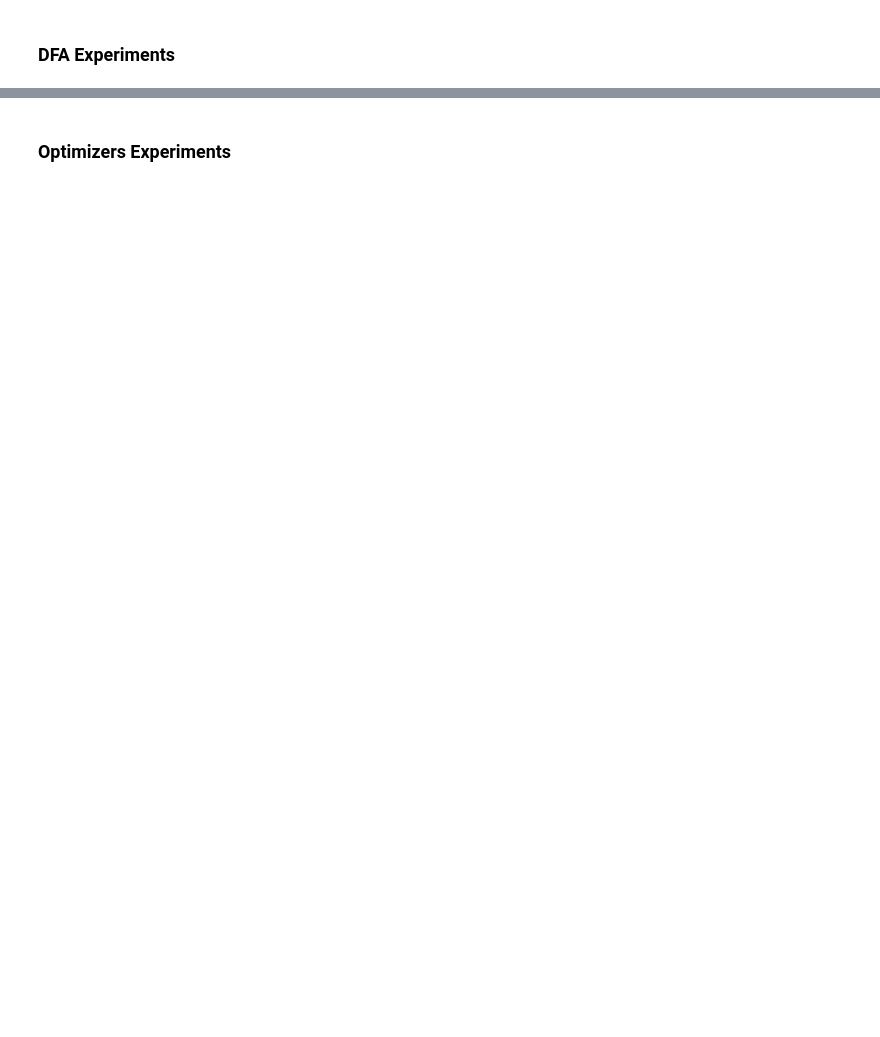
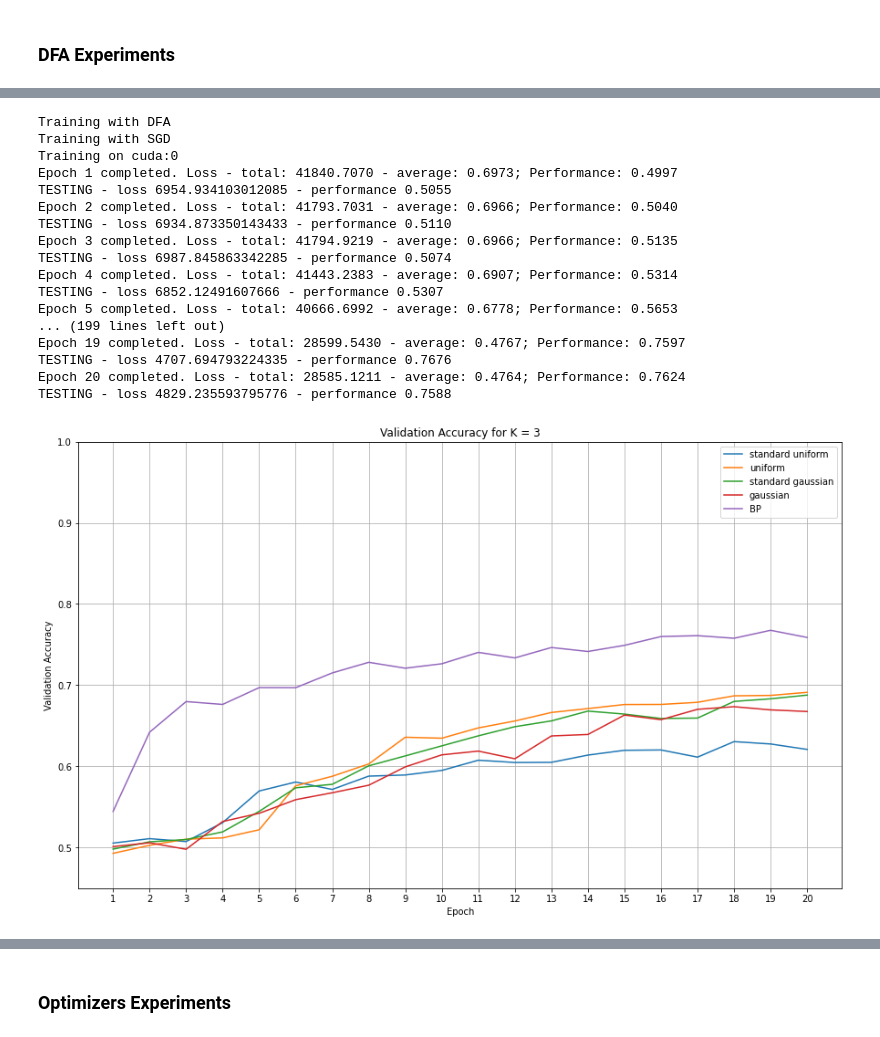
Before and after one commit to demirbilek95/Dynamics-of-Learning, a Jupyter notebook: 01-Experiments.ipynb, the cells around one changed output, grey strips where cells are left out. Drawn from its saved outputs; the diff is of its cells as text; code cells hidden in the pictures; blank space fills up the shorter version.

```diff
--- a/01-Experiments.ipynb
+++ b/01-Experiments.ipynb
@@ -255,52 +506,55 @@ best_lr_bp = tuneLearningRate(lr_array_bp, "BP", None, optim, k, loss_type)
 # %%
 # tuning these parameters take too much time, so let's run once and store them statically
 best_lr_uni = 0.022
-best_lr_std_uni = 0.003
-best_lr_gaussian = 0.016
+best_lr_std_uni = 0.0031
+best_lr_gaussian = 0.012
 best_lr_std_gaussian = 0.001
-best_lr_bp = 0.05
+best_lr_bp = 0.15
-# %%
-# Tune their learning rates to get best one, it is done by checking the last 10 val Accuracy
-k=3
-lr_array_uni = np.linspace(0.01, 0.025, 6)
-lr_array_std_uni = np.linspace(0.0015, 0.0035, 6)
-lr_array_gauss = np.linspace(0.01, 0.02, 6)
-lr_array_std_gauss = np.linspace(0.001, 0.0002, 6)
-lr_array_bp = np.linspace(0.05, 0.3, 6)
-
-best_lr_adagrad = tuneLearningRate(lr_array_uni, "DFA", "uniform", optim, k, loss_type)
-best_lr_rmsprop = tuneLearningRate(lr_array_std_uni, "DFA", "uniform", optim, k, loss_type)
-best_lr_adam = tuneLearningRate(lr_array_gauss, "DFA", "gaussian", k, optim, loss_type)
-best_lr_std_gaussian = tuneLearningRate(lr_array_std_gauss, "DFA", "standard gaussian", optim, k, loss_type)
-best_lr_bp = tuneLearningRate(lr_array_bp, "BP", None, k, loss_type)
 # %%
-
 # have a plot with different B initialization methods with 20 epochs with their best lr
 initializations = ["standard uniform", "uniform", "standard gaussian", "gaussian", "BP"]
 num_epochs=20
 K=3
 optim = "SGD"
 
 fig = plt.figure(figsize=(15,9))
 for ini in initializations:
-    print(ini)
     if ini == "uniform":
         modelManualx = MLPManual(K, best_lr_uni, loss_type, "DFA", ini, optim, device, False)
     elif ini == "standard uniform":
         modelManualx = MLPManual(K, best_lr_std_uni, loss_type, "DFA", ini, optim, device, False)
     elif ini == "gaussian":
         modelManualx = MLPManual(K, best_lr_gaussian, loss_type, "DFA", ini, optim, device, False)
     elif ini == "standard gaussian":
         modelManualx = MLPManual(K, best_lr_std_gaussian, loss_type, "DFA", ini, optim, device, False)
     else:
         modelManualx = MLPManual(K, best_lr_bp, loss_type, "BP", None, optim, device, False)
     trainLostList, trainAccList, \
     valLossList, valAccList  = train_model_manually(modelManualx, K, trainset, testset, loss_type, loss_fn, num_epochs,
-                                                            batch_size, momentum, nesterov_momentum, weight_decay,
+                                                            batch_size, momentum, nesterov_momentum,
                                                             validate_model = True, device=device)
     plotValAccuracy(valAccList, num_epochs, ini, K)
 
 plt.savefig("plots/randomBInit.png")
+# %% [output]
+Training with DFA
+Training with SGD
+Training on cuda:0
+Epoch 1 completed. Loss - total: 41840.7070 - average: 0.6973; Performance: 0.4997
+TESTING - loss 6954.934103012085 - performance 0.5055
+Epoch 2 completed. Loss - total: 41793.7031 - average: 0.6966; Performance: 0.5040
+TESTING - loss 6934.873350143433 - performance 0.5110
+Epoch 3 completed. Loss - total: 41794.9219 - average: 0.6966; Performance: 0.5135
+TESTING - loss 6987.845863342285 - performance 0.5074
+Epoch 4 completed. Loss - total: 41443.2383 - average: 0.6907; Performance: 0.5314
+TESTING - loss 6852.12491607666 - performance 0.5307
+Epoch 5 completed. Loss - total: 40666.6992 - average: 0.6778; Performance: 0.5653
+... (199 lines left out)
+Epoch 19 completed. Loss - total: 28599.5430 - average: 0.4767; Performance: 0.7597
+TESTING - loss 4707.694793224335 - performance 0.7676
+Epoch 20 completed. Loss - total: 28585.1211 - average: 0.4764; Performance: 0.7624
+TESTING - loss 4829.235593795776 - performance 0.7588
+[figure, added]
 # %%
 # have plot for different learning rates (different lr_array for each random matrix)
 num_epochs = 20
```
Also changed, not shown: parts of 28 cells of this notebook, 2 other files.
